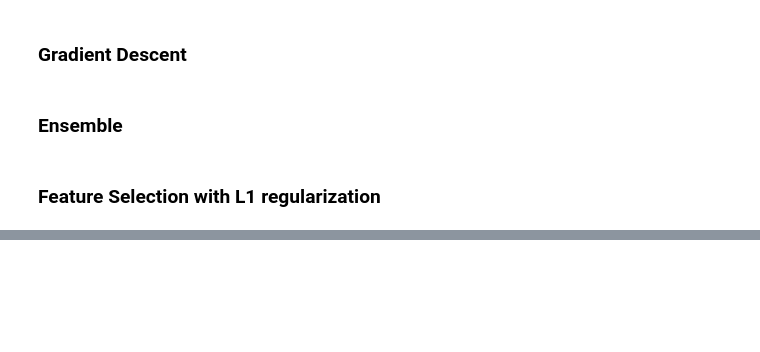
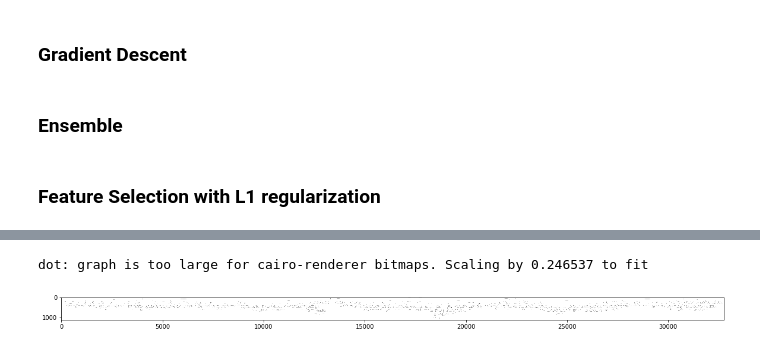
Before and after one commit to emilyrail/w207_final_project, a Jupyter notebook: Final Project - Stefania.ipynb, the cells around one changed output, grey strips where cells are left out. Cells and saved outputs as stored; diff of their text form; code cells hidden in the pictures; blank space fills up the shorter version.

```diff
--- a/Final Project - Stefania.ipynb
+++ b/Final Project - Stefania.ipynb
@@ -353,0 +406,43 @@ Coef after L1 reg: -0.030379714160084732
+# %%
+import graphviz
+import pydotplus
+import matplotlib.image as mpimg
+import io
+from sklearn.externals.six import StringIO
+from sklearn.tree import export_graphviz
+
+%matplotlib inline
+plt.figure(figsize = (20, 20))
+dot_data = tree.export_graphviz(clf, out_file=None,
+                      feature_names=train_data.columns,
+                     # class_names=iris.target_names,
+                      filled=True, rounded=False,
+                      special_characters=True)
+graph = graphviz.Source(dot_data)
+graph
+
+
+
+
+
+
+
+# dot_data = io.StringIO()
+
+# export_graphviz(clf, out_file=dot_data,
+#                       feature_names=train_data.columns,
+#                      # class_names=iris.target_names,
+#                       #filled=True, rounded=False,
+#                       special_characters=True)
+
+# filename = "tree.png"
+# pydotplus.graph_from_dot_data(dot_data.getvalue()).write_png(filename)
+
+# plt.figure(figsize=(20,20))
+# img = mpimg.imread(filename)
+# imgplot = plt.imshow(img)
+
+# plt.show()
+# %% [output]
+dot: graph is too large for cairo-renderer bitmaps. Scaling by 0.246537 to fit
+[figure, added]
```
Also changed, not shown: parts of 9 cells of this notebook.
